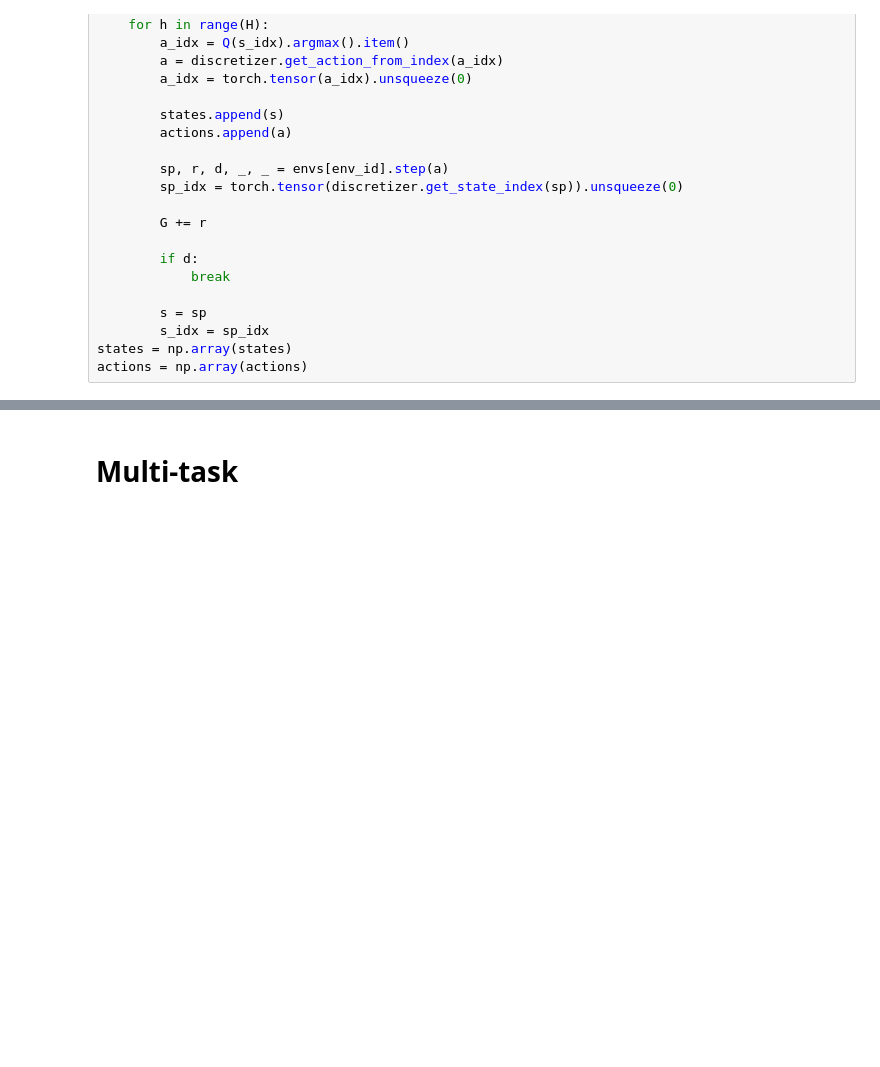
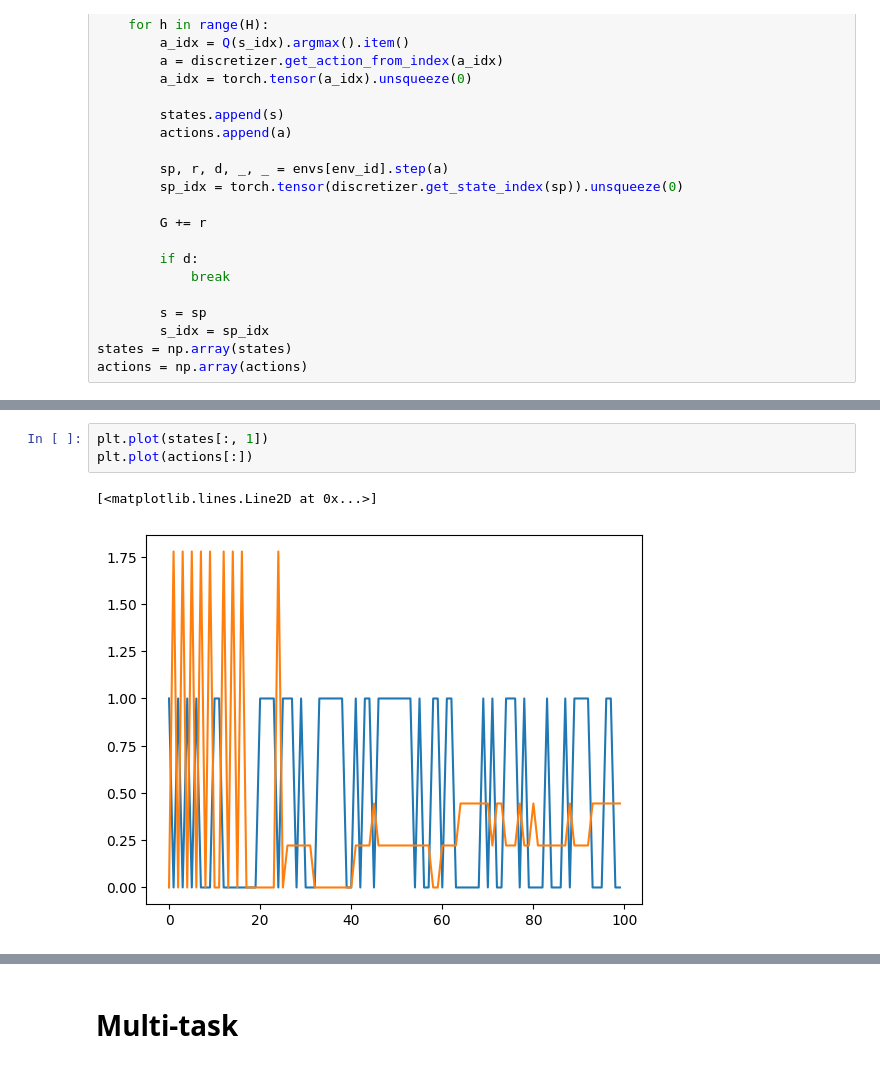
Before and after one commit to sergiorozada12/multi-task-lrrl, a Jupyter notebook: wirelessexp_dup.ipynb, the cells around one changed output, grey strips where cells are left out. Drawn from its saved outputs; the diff is of its cells as text; blank space fills up the shorter version.

```diff
--- a/wirelessexp_dup.ipynb
+++ b/wirelessexp_dup.ipynb
@@ -221,3 +208,9 @@ plt.plot(states[:, -1]) # Battery
+# %%
+plt.plot(states[:, 1])
+plt.plot(actions[:])
+# %% [output]
+[<matplotlib.lines.Line2D at 0x...>]
+[figure, added]
 # %%
 plt.plot(Gs)
 # %% [output]
```
Also changed, not shown: parts of 24 cells of this notebook, 1 other file.
